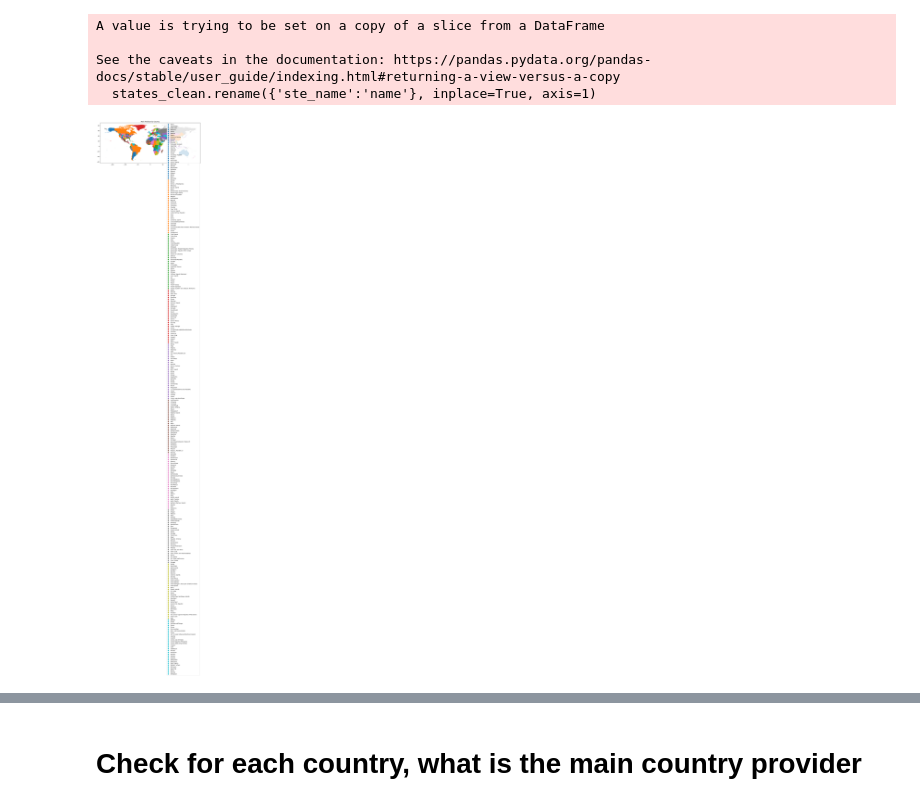
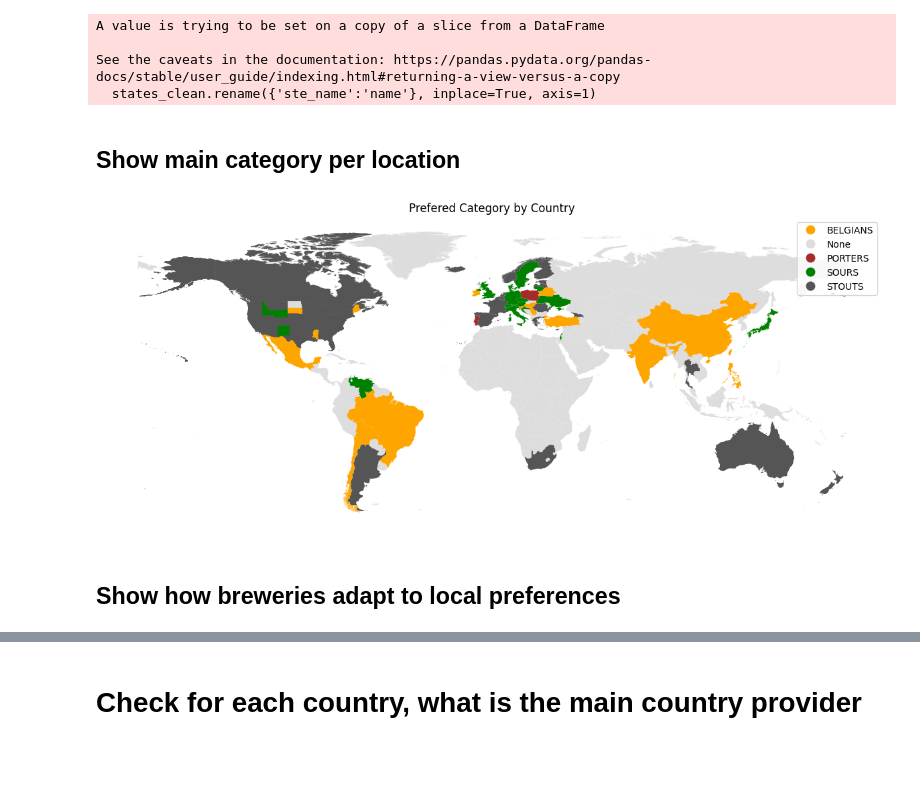
Before and after one commit to epfl-ada/ada-2023-project-dada, a Jupyter notebook: src/3.linear_regression.ipynb, the cells around one changed output, grey strips where cells are left out. Cells and saved outputs as stored; diff of their text form; code cells hidden in the pictures; blank space fills up the shorter version.

Commit message:
showing results

```diff
--- a/src/3.linear_regression.ipynb
+++ b/src/3.linear_regression.ipynb
@@ -205,8 +197,8 @@ for idx, loc in enumerate(list(user_loc_count.keys())):
     print(loc)
     df_reviews = df_cat_location_dumm[df_styles_reviews['user_location'] == loc]
     res = get_LR(df_reviews, columns)
-    print(res.params.sort_values(ascending=False)[0:3])
-    best_cat_per_user_location[loc] = res.params.sort_values(ascending=False)[0:3]
+    best_cat_per_user_location[loc] = res.params[res.params.keys() != 'Intercept'].sort_values(ascending=False)[0:3]
+    print(best_cat_per_user_location[loc])
 # %% [output]
 California
 STOUTS       0.591949
@@ -274,7 +266,7 @@ for idx, loc in tqdm(enumerate(list(user_loc_count.keys())), total=len(list(user
     print(num_reviews_per_brewery_loc)"""
     # fraction of local rewviews per brewery (90% and up)
     frac_reviews_per_brewery[loc] = num_reviews_per_brewery_loc.divide(num_reviews_per_brewery).sort_values(ascending=False)
-    #frac_reviews_per_brewery[loc] = frac_reviews_per_brewery[loc][frac_reviews_per_brewery[loc].values > .9]
+    frac_reviews_per_brewery[loc] = frac_reviews_per_brewery[loc][frac_reviews_per_brewery[loc].values > .5]
 # %%
 print(len(frac_reviews_per_brewery))
 lst_empty_loc = []
@@ -427,6 +405,7 @@ states = gpd.read_file('../data/shapefiles/georef-united-states-of-america-state
 
 # clean world
 world_clean = world[world['name'] != 'United States of America'][['name','geometry']]
+world_clean.name = world_clean.name.str.replace("U.K. of Great Britain and Northern Ireland", "England")
 
 # clean states
 states.ste_name = states.ste_name.str.replace("['", "")
@@ -441,12 +420,26 @@ A value is trying to be set on a copy of a slice from a DataFrame
 
 See the caveats in the documentation: https://pandas.pydata.org/pandas-docs/stable/user_guide/indexing.html#returning-a-view-versus-a-copy
   states_clean.rename({'ste_name':'name'}, inplace=True, axis=1)
+# %% [markdown]
+## Show main category per location
+# %%
+sf_maincat = shapefile.copy()
+sf_maincat['main_cat'] = "None"
+for loc in lst_locations:
+    sf_maincat.loc[sf_maincat['name'] == loc, 'main_cat'] = best_cat_per_user_location[loc].keys()[0]
 # %%
+# color map
+color_map = ['orange','#dddddd','brown','green','#555555']
 # Plot the main predictor on a world map
 fig, ax = plt.subplots(1, 1, figsize=(15, 10))
-#world.boundary.plot(ax=ax, linewidth=1)
-shapefile.plot(column='name', ax=ax, legend=True)
-plt.title('Main Predictor by Country')
+#sf_maincat.boundary.plot(ax=ax, linewidth=.2, color='black')
+sf_maincat.plot(column='main_cat', cmap=colors.ListedColormap(color_map), ax=ax, legend=True, categorical=True)
+#sf_maincat.plot(column='main_cat', ax=ax, legend=True)
+plt.title('Prefered Category by Country')
+plt.axis('off')
+plt.savefig('../results/map_pref_cat.png')
 plt.show()
 # %% [output]
-[figure, old version]
+[figure, new version]
+# %% [markdown]
+## Show how breweries adapt to local preferences
```
Also changed, not shown: parts of 15 cells of this notebook, 2 other files.
